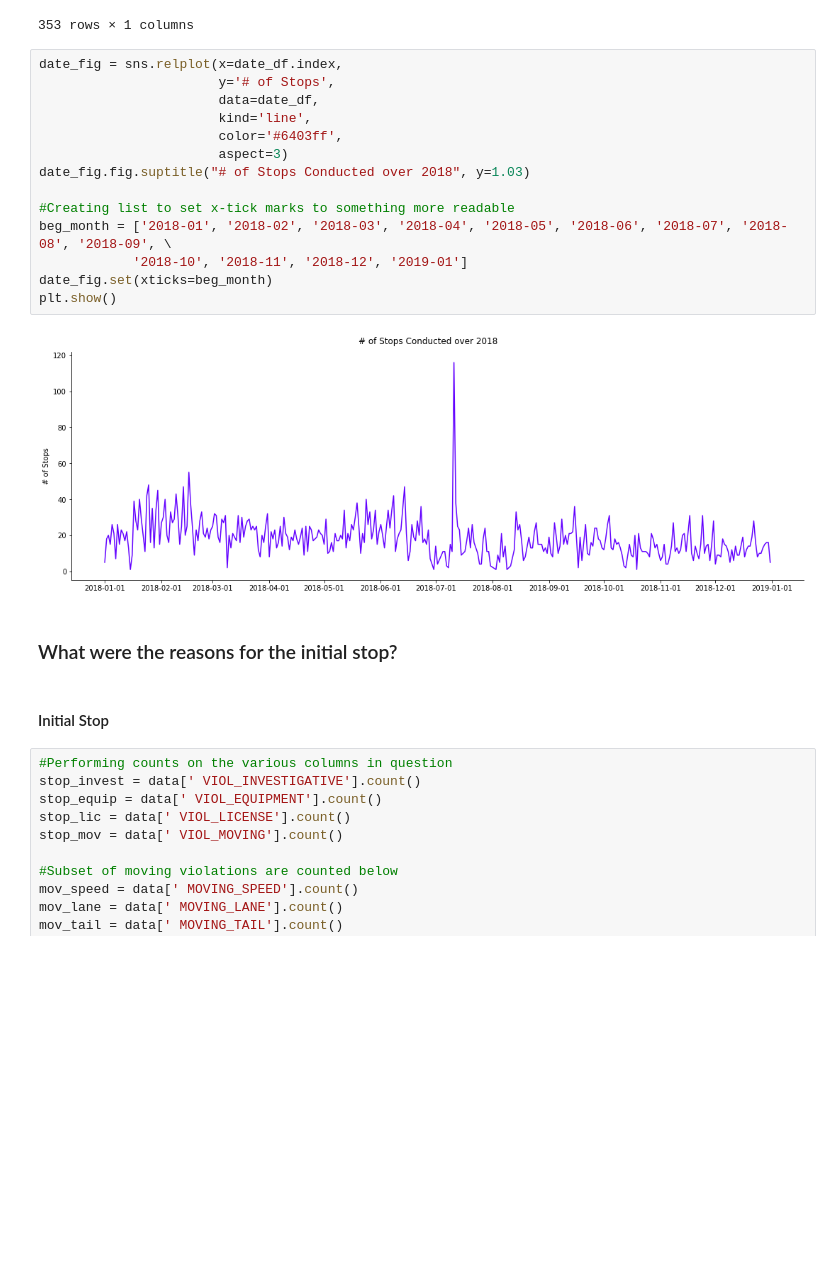
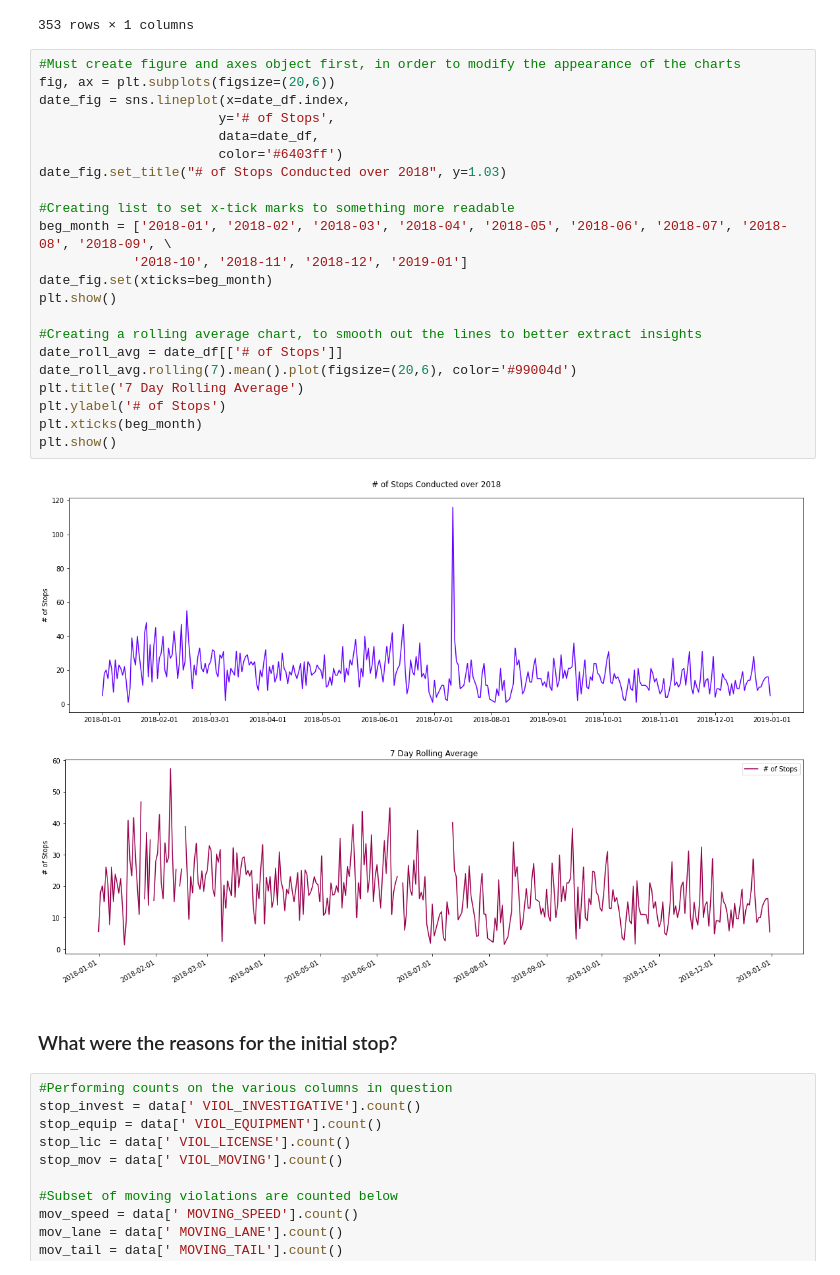
Before and after one commit to BHuesmann/u_city_2018_vehicle_stops, a Jupyter notebook: u_city_2018_vehicle_stops.ipynb, the cells around one changed output. Cells and saved outputs as stored; diff of their text form; blank space fills up the shorter version.

```diff
--- a/u_city_2018_vehicle_stops.ipynb
+++ b/u_city_2018_vehicle_stops.ipynb
@@ -170,25 +171,32 @@ display(date_df)
 | 2018-01-15 | 1 |
 353 rows × 1 columns
 # %%
-date_fig = sns.relplot(x=date_df.index,
+#Must create figure and axes object first, in order to modify the appearance of the charts
+fig, ax = plt.subplots(figsize=(20,6))
+date_fig = sns.lineplot(x=date_df.index,
                        y='# of Stops',
                        data=date_df,
-                       kind='line',
-                       color='#6403ff',
-                       aspect=3)
-date_fig.fig.suptitle("# of Stops Conducted over 2018", y=1.03)
+                       color='#6403ff')
+date_fig.set_title("# of Stops Conducted over 2018", y=1.03)
 
 #Creating list to set x-tick marks to something more readable
 beg_month = ['2018-01', '2018-02', '2018-03', '2018-04', '2018-05', '2018-06', '2018-07', '2018-08', '2018-09', \
             '2018-10', '2018-11', '2018-12', '2019-01']
 date_fig.set(xticks=beg_month)
 plt.show()
+
+#Creating a rolling average chart, to smooth out the lines to better extract insights
+date_roll_avg = date_df[['# of Stops']]
+date_roll_avg.rolling(7).mean().plot(figsize=(20,6), color='#99004d')
+plt.title('7 Day Rolling Average')
+plt.ylabel('# of Stops')
+plt.xticks(beg_month)
+plt.show()
 # %% [output]
-[figure, old version]
+[figure, new version]
+[figure, added]
 # %% [markdown]
 ### What were the reasons for the initial stop?
-# %% [markdown]
-#### Initial Stop
 # %%
 #Performing counts on the various columns in question
 stop_invest = data[' VIOL_INVESTIGATIVE'].count()
```
Also changed, not shown: parts of 7 cells of this notebook, 1 other file.
